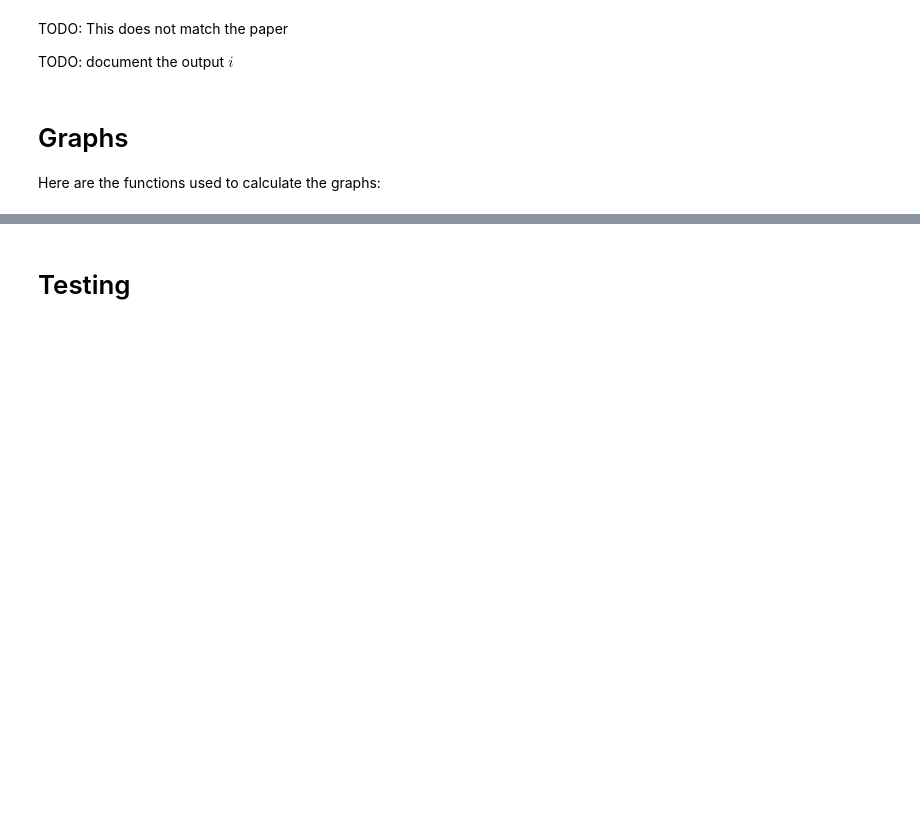
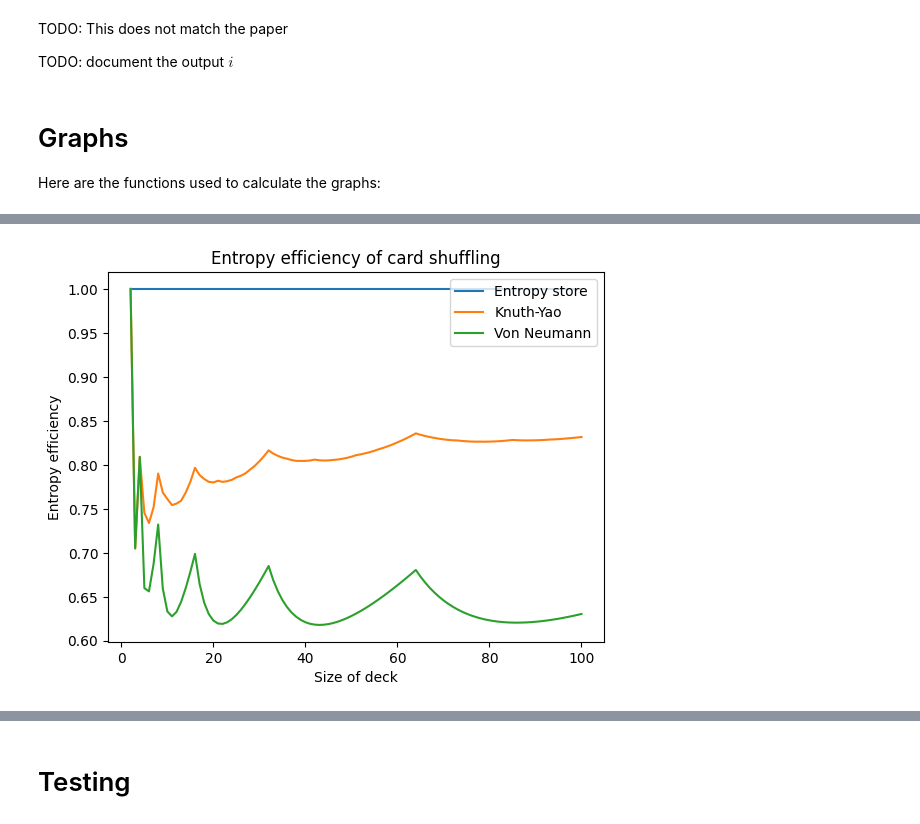
Before and after one commit to calum74/entropy, a Jupyter notebook: reference.ipynb, the cells around one changed output, grey strips where cells are left out. Saved outputs shown, nothing was run; the diff lists cells and outputs as text; code cells hidden in the pictures; blank space fills up the shorter version.

```diff
--- a/reference.ipynb
+++ b/reference.ipynb
@@ -207,0 +273,24 @@ def bernoulli_efficiency(lossfn):
+# %%
+vn_efficiency_fn = card_shuffling_efficiency(vn)
+ky_efficiency_fn = card_shuffling_efficiency(ky)
+es32_efficiency_fn = card_shuffling_efficiency(es32_worst)
+
+numbers = range(2,101)
+
+vn_efficiency = [vn_efficiency_fn(n) for n in numbers]
+ky_efficiency = [ky_efficiency_fn(n) for n in numbers]
+es_efficiency = [es32_efficiency_fn(n) for n in numbers]
+
+plt.clf()
+plt.title('Entropy efficiency of card shuffling')
+
+plt.xlabel('Size of deck')
+plt.ylabel('Entropy efficiency')
+plt.plot(numbers, es_efficiency, label='Entropy store')
+plt.plot(numbers, ky_efficiency, label='Knuth-Yao')
+plt.plot(numbers, vn_efficiency, label='Von Neumann')
+plt.legend(loc='upper right')
+plt.savefig('shuffling_efficiency.png', dpi=600)
+plt.show()
+# %% [output]
+[figure, added]
```
Also changed, not shown: parts of 8 cells of this notebook, 4 other files.
